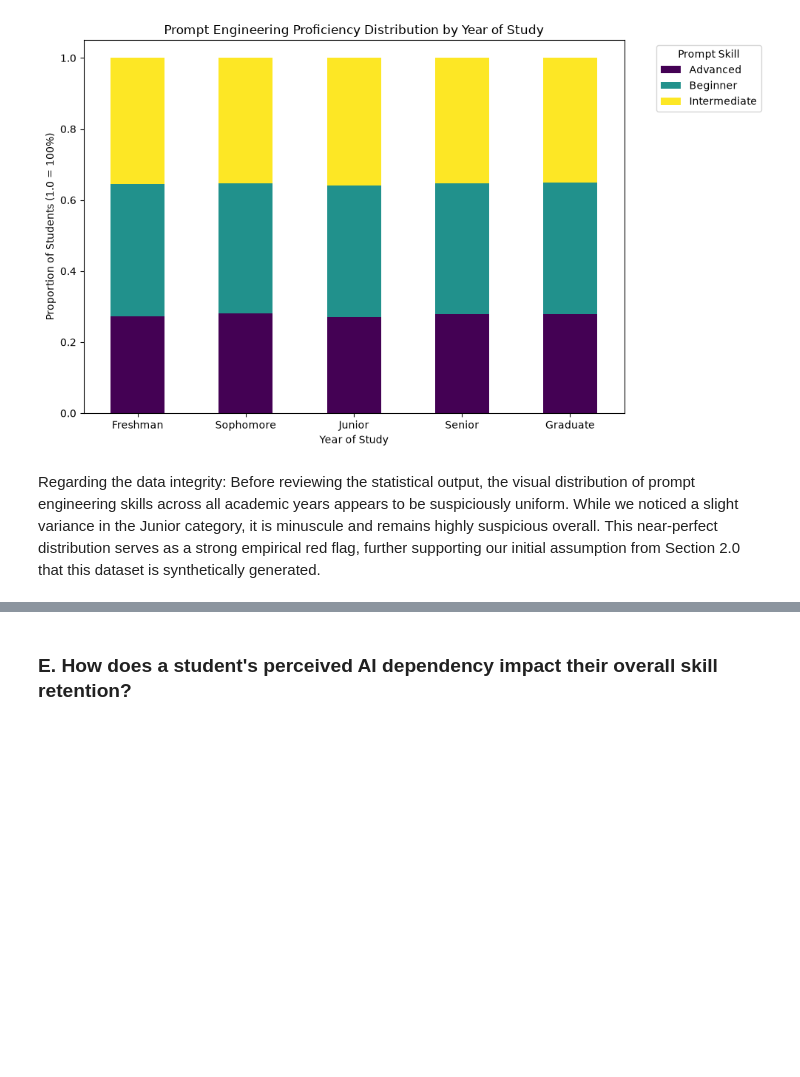
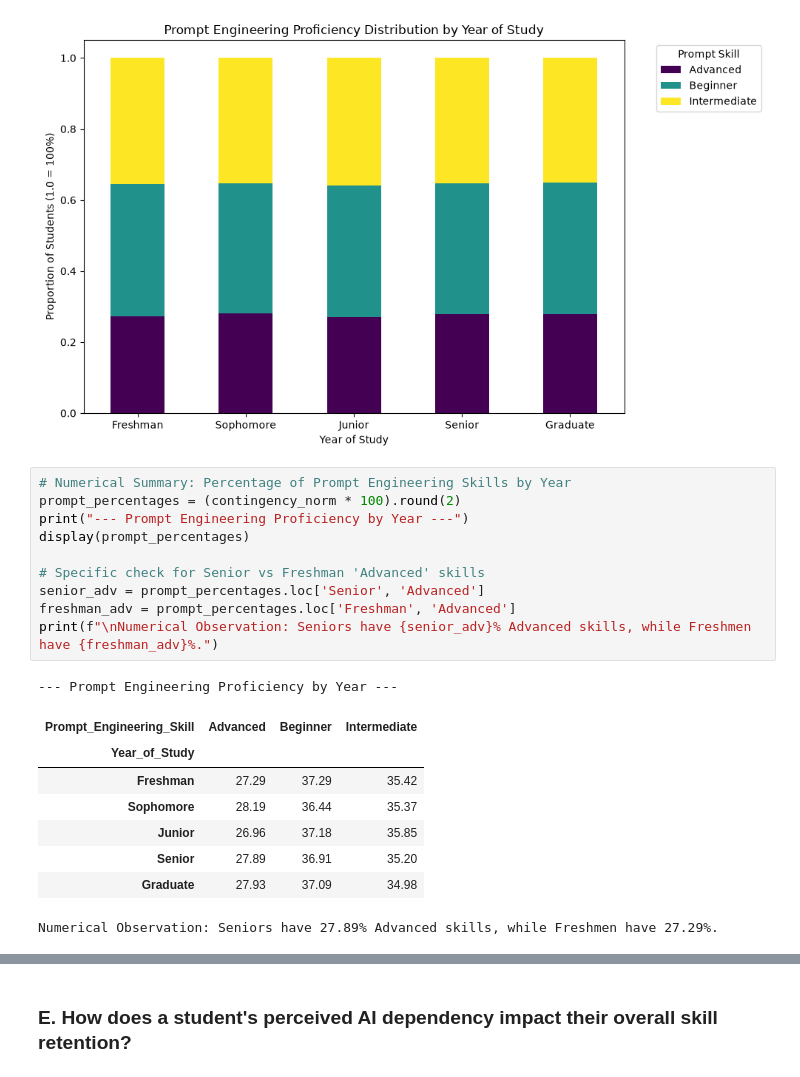
Before and after one commit to FortifyTank/CSMODEL_MATT, a Jupyter notebook: CSMODEL.ipynb, the cells around one changed output, grey strips where cells are left out. Drawn from its saved outputs; the diff is of its cells as text; blank space fills up the shorter version.

```diff
--- a/CSMODEL.ipynb
+++ b/CSMODEL.ipynb
@@ -524,5 +538,23 @@ plt.tight_layout()
 plt.show()
 # %% [output]
 [figure]
-# %% [markdown]
-Regarding the data integrity: Before reviewing the statistical output, the visual distribution of prompt engineering skills across all academic years appears to be suspiciously uniform. While we noticed a slight variance in the Junior category, it is minuscule and remains highly suspicious overall. This near-perfect distribution serves as a strong empirical red flag, further supporting our initial assumption from Section 2.0 that this dataset is synthetically generated.
+# %%
+# Numerical Summary: Percentage of Prompt Engineering Skills by Year
+prompt_percentages = (contingency_norm * 100).round(2)
+print("--- Prompt Engineering Proficiency by Year ---")
+display(prompt_percentages)
+
+# Specific check for Senior vs Freshman 'Advanced' skills
+senior_adv = prompt_percentages.loc['Senior', 'Advanced']
+freshman_adv = prompt_percentages.loc['Freshman', 'Advanced']
+print(f"\nNumerical Observation: Seniors have {senior_adv}% Advanced skills, while Freshmen have {freshman_adv}%.")
+# %% [output]
+--- Prompt Engineering Proficiency by Year ---
+| Prompt_Engineering_Skill | Advanced | Beginner | Intermediate |
+| Year_of_Study |  |  |  |
+| Freshman | 27.29 | 37.29 | 35.42 |
+| Sophomore | 28.19 | 36.44 | 35.37 |
+| Junior | 26.96 | 37.18 | 35.85 |
+| Senior | 27.89 | 36.91 | 35.20 |
+| Graduate | 27.93 | 37.09 | 34.98 |
+Numerical Observation: Seniors have 27.89% Advanced skills, while Freshmen have 27.29%.
```
Also changed, not shown: parts of 3 cells of this notebook, 1 other file.
